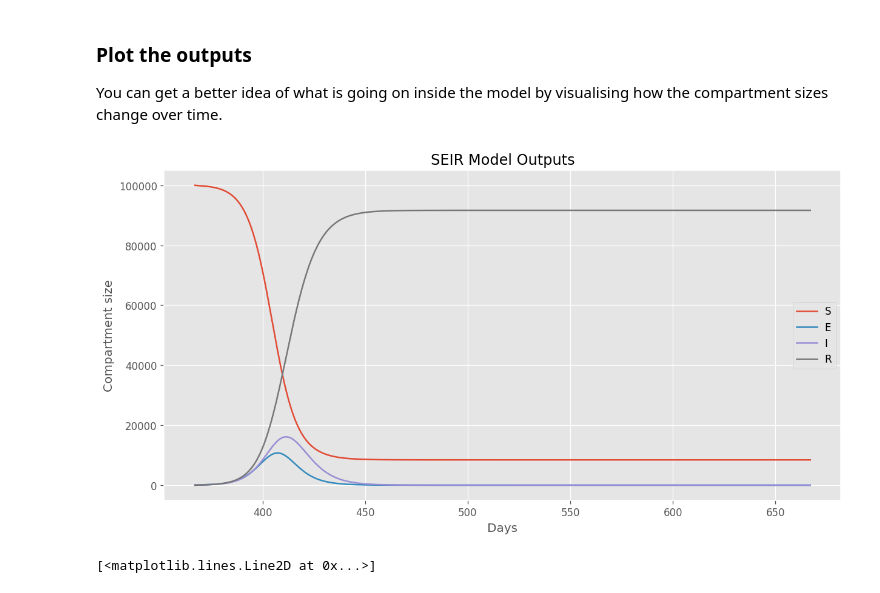
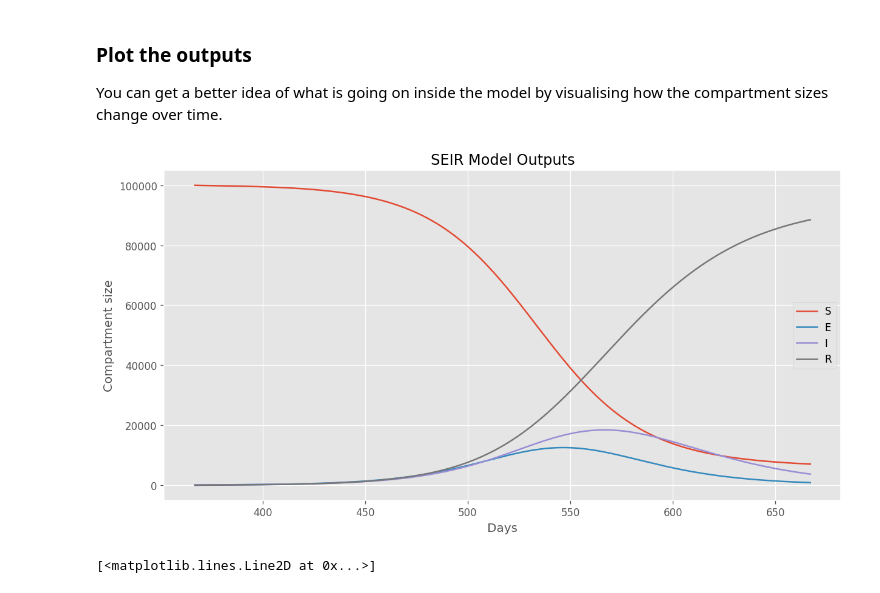
Before and after one commit to monash-emu/AuTuMN, a Jupyter notebook: notebooks/capacity_building/1-basic-model.ipynb, the cells around one changed output. Saved outputs shown, nothing was run; the diff lists cells and outputs as text; code cells hidden in the pictures.

```diff
--- a/notebooks/capacity_building/1-basic-model.ipynb
+++ b/notebooks/capacity_building/1-basic-model.ipynb
@@ -291,7 +291,7 @@ plt.show();
 Now let's inspect each step of the example in more detail. To start, here's how to create a new model: let's import the summer library and create a new [CompartmentalModel](/api/model.html) object. You can see that our model has an attribute called `compartments`, which contains a description of each modelled compartment.
 # %%
 # Define the model
-model = CompartmentalModel(
+malaysia_model = CompartmentalModel(
     times=(start_date_int, end_date_int),
     compartments=["S", "E", "I", "R"],
     infectious_compartments=["I"],
@@ -306,8 +306,8 @@ Initially the model compartments are all empty. Let's add:
 - 100 in the infectious (I) compartment.
 # %%
 # Add people to the model
-model.set_initial_population(distribution={"S": 3.2e7, "E": 0, "I": 100})
+malaysia_model.set_initial_population(distribution={"S": 3.2e7, "E": 0, "I": 100})
 
 # View the initial population
-model.initial_population
+malaysia_model.initial_population
 # %% [output]
@@ -322,15 +322,15 @@ Now, let's add some flows for people to transition between the compartments. The
 - a recovery flow from I to R
 # %%
 # Susceptible people can get infected.
-model.add_infection_frequency_flow(name="infection", contact_rate=0.2, source="S", dest="E")
+malaysia_model.add_infection_frequency_flow(name="infection", contact_rate=0.18, source="S", dest="E")
 
 # Expose people transition to infected.
-model.add_transition_flow(name="progression", fractional_rate=1/15, source="E", dest="I")
+malaysia_model.add_transition_flow(name="progression", fractional_rate=1/15, source="E", dest="I")
 
 # Infectious people recover.
-model.add_transition_flow(name="recovery", fractional_rate=0.04, source="I", dest="R")
+malaysia_model.add_transition_flow(name="recovery", fractional_rate=0.04, source="I", dest="R")
 
 # Inspect the new flows, which we just added to the model.
-model._flows
+malaysia_model._flows
 
-model.request_output_for_flow("notifications", "progression")
+malaysia_model.request_output_for_flow("notifications", "progression")
@@ -340,7 +342,7 @@ model.request_output_for_flow("notifications", "progression")
 Now we can calculate the outputs for the model over the requested time period.
 The model calculates the compartment sizes by solving a system of differential equations (defined by the flows we just added) over the requested time period.
 # %%
-model.run()
+malaysia_model.run()
 # %% [markdown]
 ### Print the model outputs
 
@@ -384,15 +386,15 @@ You can get a better idea of what is going on inside the model by visualising ho
 # %%
 # Visualize the results.
 subplot = {"title": "SEIR Model Outputs", "xlabel": "Days", "ylabel": "Compartment size"}
 fig, ax = plt.subplots(1, 1, figsize=(12, 6), dpi=120, subplot_kw=subplot)
 
 for compartment in output_df: # Loop over each compartment.
-    ax.plot(model.times, output_df[compartment]) # Plot the times and compartment values
+    ax.plot(malaysia_model.times, output_df[compartment]) # Plot the times and compartment values
 
 ax.legend(["S", "E", "I", "R"])
 plt.show();
 # %% [output]
-[figure, old version]
+[figure, new version]
 # %%
 fig, ax = plt.subplots(1, 1, figsize=(12, 6), dpi=120)
 ax.plot(xrange, target)  # Plot the MoH target values
```
Also changed, not shown: parts of 13 cells of this notebook.
